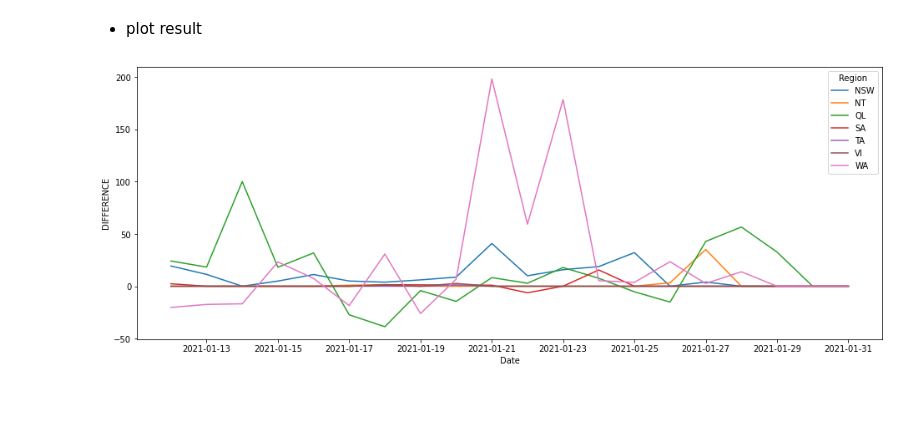
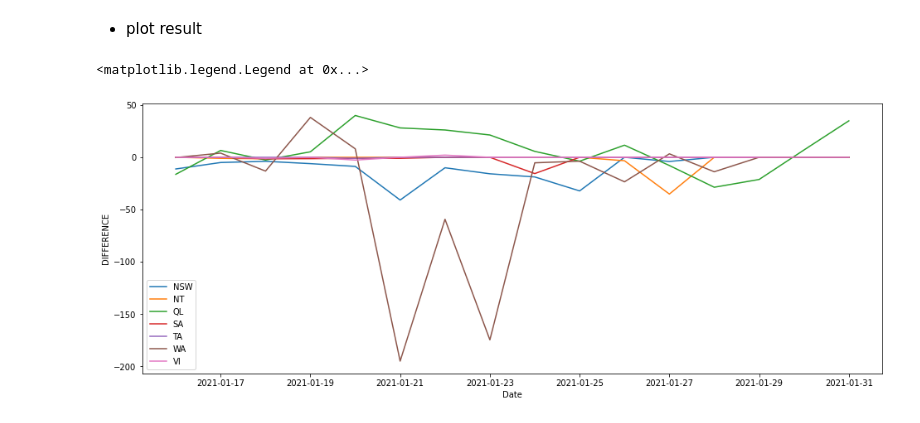
Before and after one commit to katharina-knappmann/wildfire_estimator, a Jupyter notebook: RNN LSTM.ipynb, the cells around one changed output. Cells and saved outputs as stored; diff of their text form; code cells hidden in the pictures.

```diff
--- a/RNN LSTM.ipynb
+++ b/RNN LSTM.ipynb
@@ -176,6 +197,6 @@ model.save("models/{}".format(NAME))
 # %%
 ## reload model
-model = keras.models.load_model("models/{}".format('70-SEQ-1-PRED-1628505469'))
+#model = keras.models.load_model("models/{}".format('70-SEQ-1-PRED-1628505469'))
 # %%
 model.summary()
 # %% [output]
@@ -201,14 +222,15 @@ _________________________________________________________________
 # %%
 def get_prediction(x, actual):
   prediction = model.predict(x)
-  result_df = pd.DataFrame(prediction, columns = ["PREDICTIONS"])
-  result_df.insert(value = actual, column = "ACTUAL", loc = 1)
-  result_df['DIFFERENCE'] = result_df.ACTUAL - result_df.PREDICTIONS
+  result_df = pd.DataFrame(actual, columns = ["ACTUAL"])
+  result_df.insert(value = prediction, column = "PREDICTIONS", loc = 0)
+  result_df['DIFFERENCE'] = result_df.PREDICTIONS - result_df.ACTUAL
   result_df.dropna(inplace=True)
 
   print('ACCURACY RESULTS')
   print('Root Mean Squared Error:',round(math.sqrt(mean_squared_error(np.asarray(result_df.ACTUAL), np.asarray(result_df.PREDICTIONS), squared=False)),2))
   print('R2 Score:',round(r2_score(np.asarray(result_df.ACTUAL), np.asarray(result_df.PREDICTIONS)),2))
+  print("")
 
   print(result_df.head(5))
   print('...')
@@ -238,17 +260 @@ R2 Score: 0.92
 _______________________________
-# %%
-a = df.where(df.Date >= '2021-01-16').dropna()[['Region', 'Date']]
-a.set_index('Region', inplace =True)
-a.reset_index(inplace=True)
-test_df[['Region', 'Date']] = a
-test_df['Region'].replace([0.1,0.2,0.3,0.4,0.5,0.6,0.7],['NSW', 'NT', 'QL', 'SA', 'TA', 'VI', 'WA'], inplace=True)
-test_df.set_index(['Date', 'Region'], inplace=True)
-
-print('ACCURACY RESULTS')
-print('Root Mean Squared Error:',round(math.sqrt(mean_squared_error(np.asarray(test_df.ACTUAL), np.asarray(test_df.PREDICTIONS), squared=False)),2))
-print('R2 Score:',round(r2_score(np.asarray(test_df.ACTUAL), np.asarray(test_df.PREDICTIONS)),2))
-
-print(test_df.head(5))
-print('...')
-print(test_df.tail(5))
-print('_______________________________')
@@ -274,0 +261,6 @@ _______________________________
+# %%
+test_df.reset_index(inplace=True)
+
+for region in ['NSW', 'VI', 'TA', 'SA', 'NT', 'QL', 'WA']:
+  df_reg = test_df[test_df['Region'] == region].set_index(['Date'],inplace=False)
+  print('Region:', region ,', Root Mean Squared Error:',round(math.sqrt(mean_squared_error(np.asarray(df_reg.ACTUAL), np.asarray(df_reg.PREDICTIONS), squared=False)),2))
@@ -338,7 +338,9 @@ exp.as_pyplot_figure()
 # %%
 from matplotlib import pyplot as plt
 import seaborn as sns
 plt.figure(figsize=(16, 6))
-g = sns.lineplot(x="Date", y="DIFFERENCE", hue='Region', data=test_df)
+g = sns.lineplot(x="Date", y="DIFFERENCE", hue='Region', data=test_df, hue_order=['NSW', 'NT', 'QL', 'SA', 'TA', 'WA', 'VI'])
+plt.legend(loc='lower left')
 # %% [output]
+<matplotlib.legend.Legend at 0x...>
-[figure, old version]
+[figure, new version]
```
Also changed, not shown: parts of 9 cells of this notebook, 2 other files.
